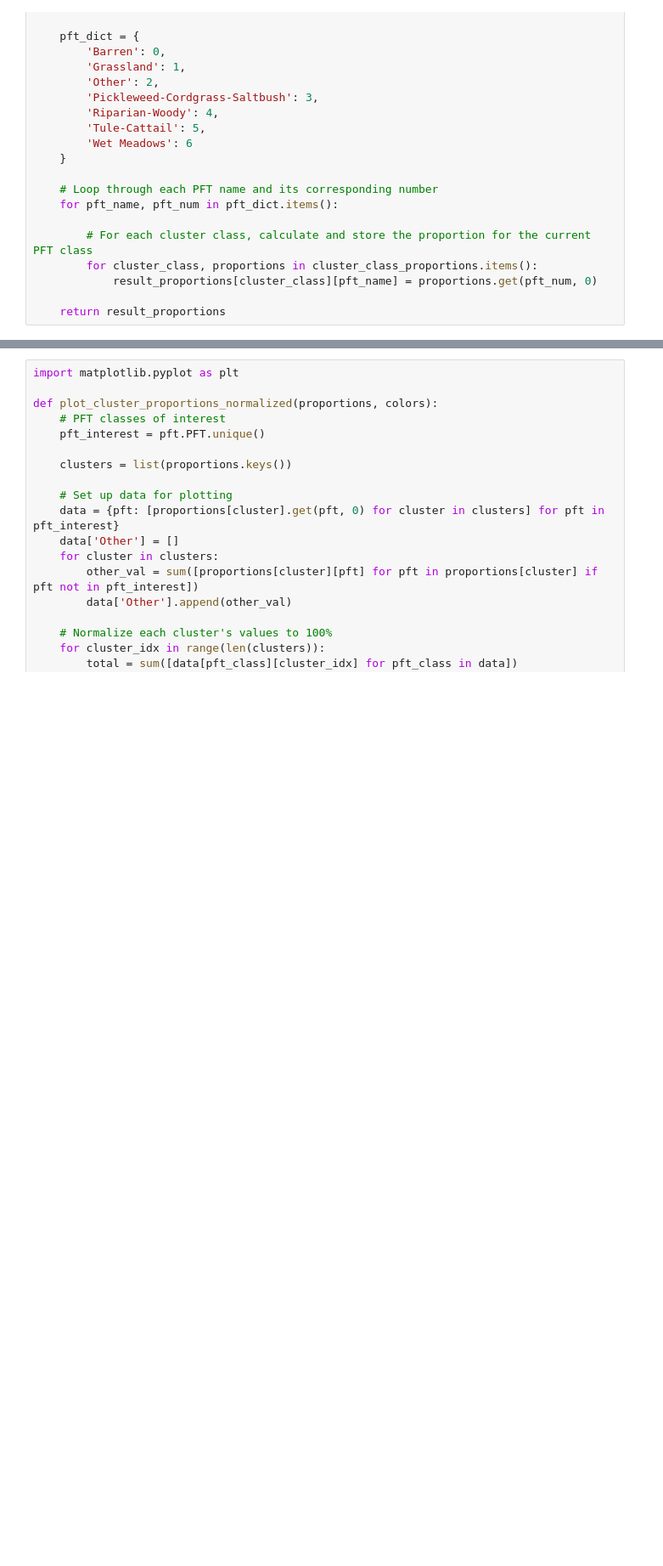
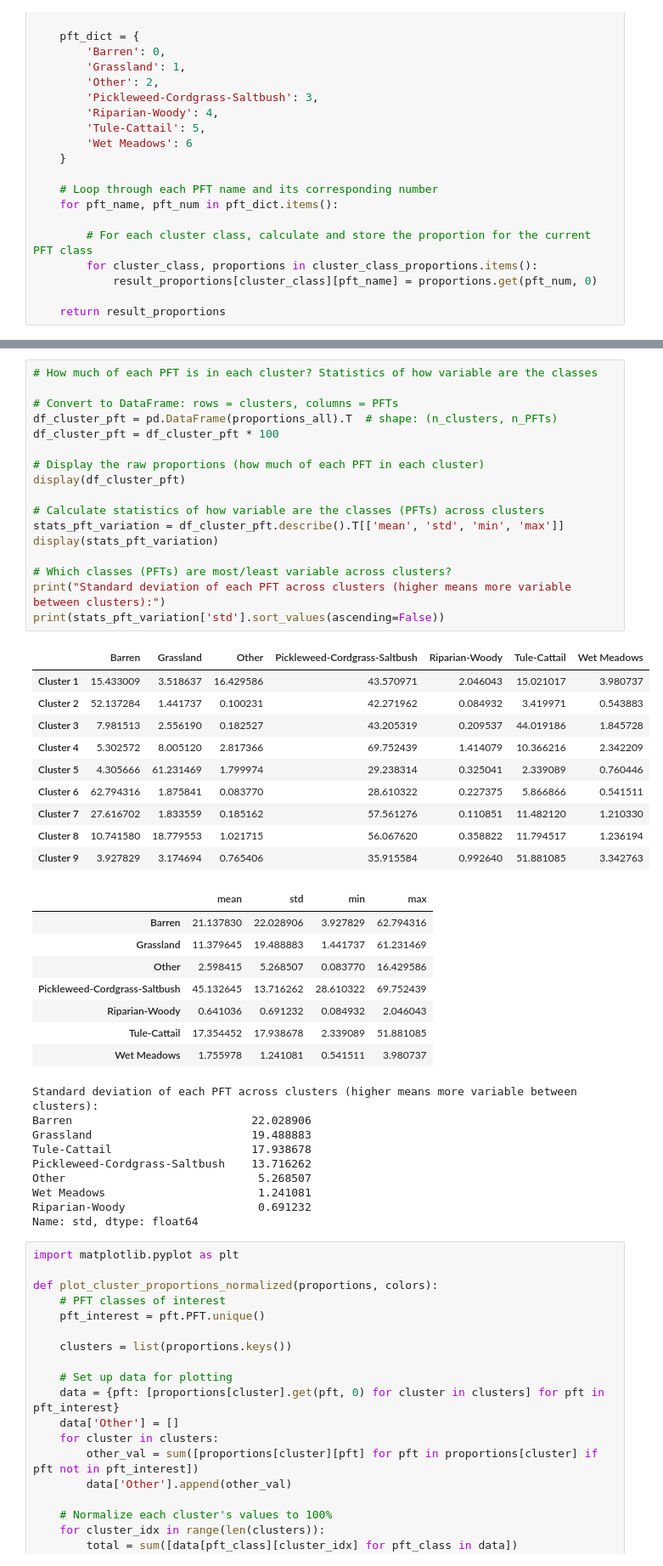
Before and after one commit to JavierLopatin/Wetland_Phenology_Python, a Jupyter notebook: 7_diversity.ipynb, the cells around one changed output, grey strips where cells are left out. Shown at 85% size. Cells and saved outputs as stored; diff of their text form; blank space fills up the shorter version.

```diff
--- a/7_diversity.ipynb
+++ b/7_diversity.ipynb
@@ -357,3 +358,48 @@ proportions_all
+# %%
+# How much of each PFT is in each cluster? Statistics of how variable are the classes
+
+# Convert to DataFrame: rows = clusters, columns = PFTs
+df_cluster_pft = pd.DataFrame(proportions_all).T  # shape: (n_clusters, n_PFTs)
+df_cluster_pft = df_cluster_pft * 100
+
+# Display the raw proportions (how much of each PFT in each cluster)
+display(df_cluster_pft)
+
+# Calculate statistics of how variable are the classes (PFTs) across clusters
+stats_pft_variation = df_cluster_pft.describe().T[['mean', 'std', 'min', 'max']]
+display(stats_pft_variation)
+
+# Which classes (PFTs) are most/least variable across clusters?
+print("Standard deviation of each PFT across clusters (higher means more variable between clusters):")
+print(stats_pft_variation['std'].sort_values(ascending=False))
+# %% [output]
+|  | Barren | Grassland | Other | Pickleweed-Cordgrass-Saltbush | Riparian-Woody | Tule-Cattail | Wet Meadows |
+| Cluster 1 | 15.433009 | 3.518637 | 16.429586 | 43.570971 | 2.046043 | 15.021017 | 3.980737 |
+| Cluster 2 | 52.137284 | 1.441737 | 0.100231 | 42.271962 | 0.084932 | 3.419971 | 0.543883 |
+| Cluster 3 | 7.981513 | 2.556190 | 0.182527 | 43.205319 | 0.209537 | 44.019186 | 1.845728 |
+| Cluster 4 | 5.302572 | 8.005120 | 2.817366 | 69.752439 | 1.414079 | 10.366216 | 2.342209 |
+| Cluster 5 | 4.305666 | 61.231469 | 1.799974 | 29.238314 | 0.325041 | 2.339089 | 0.760446 |
+| Cluster 6 | 62.794316 | 1.875841 | 0.083770 | 28.610322 | 0.227375 | 5.866866 | 0.541511 |
+| Cluster 7 | 27.616702 | 1.833559 | 0.185162 | 57.561276 | 0.110851 | 11.482120 | 1.210330 |
+| Cluster 8 | 10.741580 | 18.779553 | 1.021715 | 56.067620 | 0.358822 | 11.794517 | 1.236194 |
+| Cluster 9 | 3.927829 | 3.174694 | 0.765406 | 35.915584 | 0.992640 | 51.881085 | 3.342763 |
+|  | mean | std | min | max |
+| Barren | 21.137830 | 22.028906 | 3.927829 | 62.794316 |
+| Grassland | 11.379645 | 19.488883 | 1.441737 | 61.231469 |
+| Other | 2.598415 | 5.268507 | 0.083770 | 16.429586 |
+| Pickleweed-Cordgrass-Saltbush | 45.132645 | 13.716262 | 28.610322 | 69.752439 |
+| Riparian-Woody | 0.641036 | 0.691232 | 0.084932 | 2.046043 |
+| Tule-Cattail | 17.354452 | 17.938678 | 2.339089 | 51.881085 |
+| Wet Meadows | 1.755978 | 1.241081 | 0.541511 | 3.980737 |
+Standard deviation of each PFT across clusters (higher means more variable between clusters):
+Barren                           22.028906
+Grassland                        19.488883
+Tule-Cattail                     17.938678
+Pickleweed-Cordgrass-Saltbush    13.716262
+Other                             5.268507
+Wet Meadows                       1.241081
+Riparian-Woody                    0.691232
+Name: std, dtype: float64
 # %%
 import matplotlib.pyplot as plt
 
```
Also changed, not shown: parts of 11 cells of this notebook, 8 other files.
